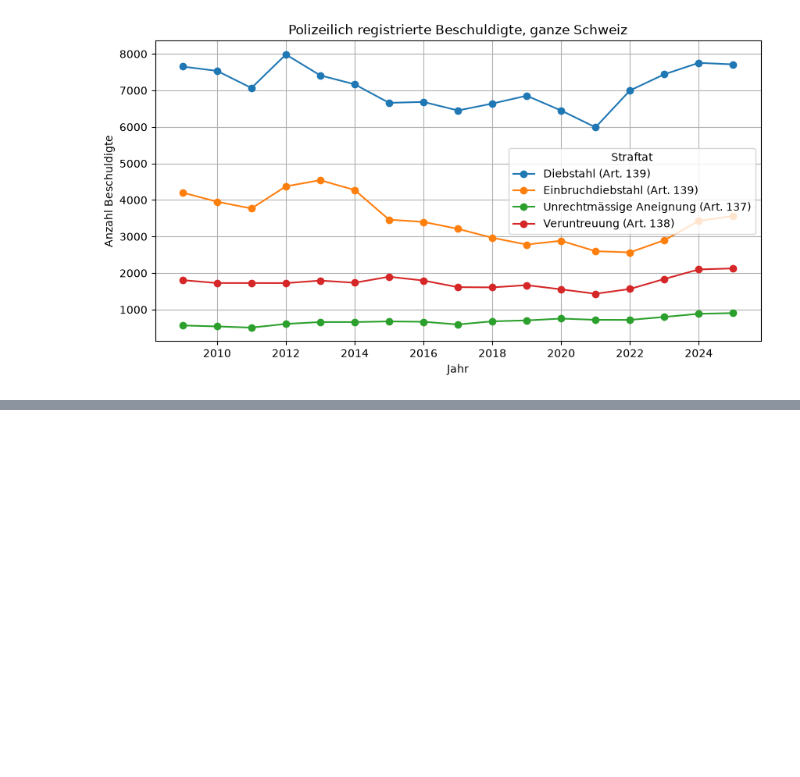
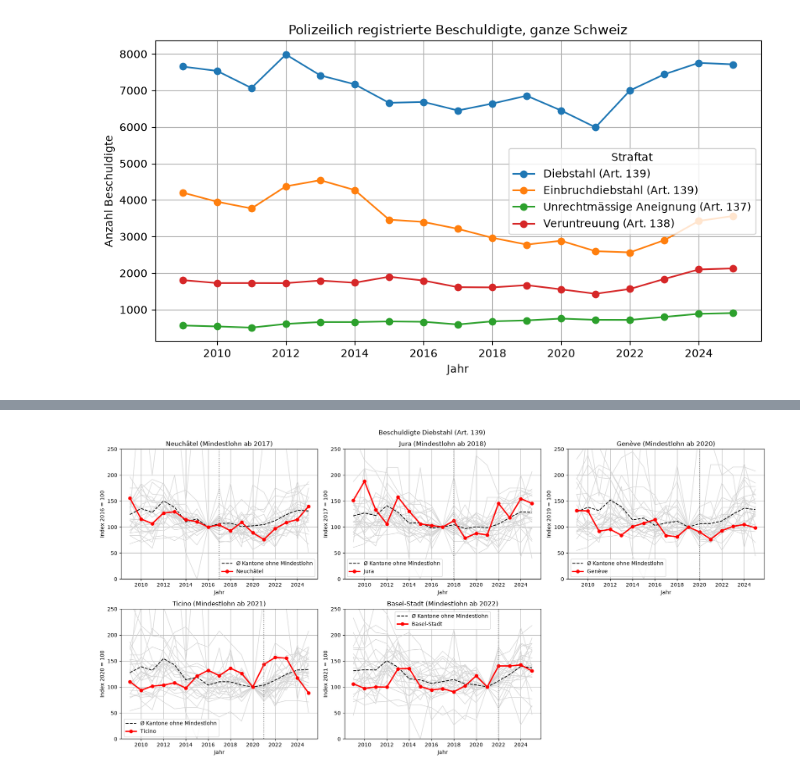
Before and after one commit to GianlucaZumbuehl/Python-Project-HS26-Criminality-and-Minimum-Wage, a Jupyter notebook: data_visualisation_cleaning.ipynb, the cells around one changed output, grey strips where cells are left out. Drawn from its saved outputs; the diff is of its cells as text; code cells hidden in the pictures; blank space fills up the shorter version.

```diff
--- a/data_visualisation_cleaning.ipynb
+++ b/data_visualisation_cleaning.ipynb
@@ -204,0 +215,15 @@ tabelle.plot(
+# %%
+import matplotlib.pyplot as plt
+mw = {"Neuchâtel": 2017, "Jura": 2018, "Genève": 2020, "Ticino": 2021, "Basel-Stadt": 2022}
+d = df[(df["Straftat"] == "Diebstahl (Art. 139)") & (df["Kanton"] != "Schweiz") & (df["Aufenthaltsgruppe"] == "Total alle Beschuldigte") & (df["Geschlecht"] == "Geschlecht - Total") & (df["Altersklasse"] == "Altersklasse - Total")]
+p = d.pivot_table(index="Jahr", columns="Kanton", values="DATA")
+fig, axes = plt.subplots(2, 3, figsize=(18, 9)); axes.flat[-1].axis("off")
+for ax, (k, j) in zip(axes.flat, mw.items()):
+    q = p / p.loc[j - 1] * 100
+    q.drop(columns=k).plot(ax=ax, color="lightgrey", lw=1, legend=False)
+    q.drop(columns=list(mw)).mean(axis=1).plot(ax=ax, color="black", ls="--", label="Ø Kantone ohne Mindestlohn")
+    q[k].plot(ax=ax, color="red", lw=2.5, marker="o", label=k)
+    ax.legend(handles=ax.lines[-2:]); ax.axvline(j, color="grey", ls=":"); ax.set(title=f"{k} (Mindestlohn ab {j})", ylabel=f"Index {j - 1} = 100", ylim=(0, 250)); ax.grid(True)
+fig.suptitle("Beschuldigte Diebstahl (Art. 139)"); plt.tight_layout(); plt.show()
+# %% [output]
+[figure, added]
```
Also changed, not shown: parts of 2 cells of this notebook, 7 other files.
